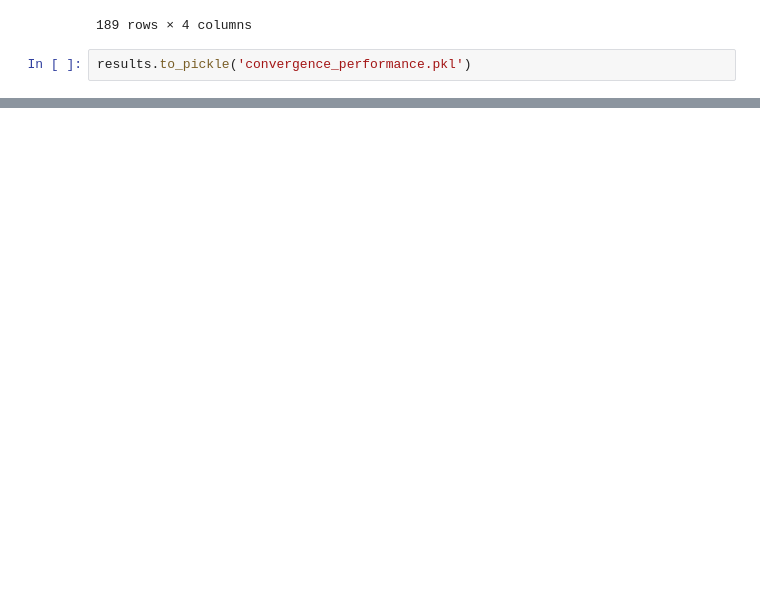
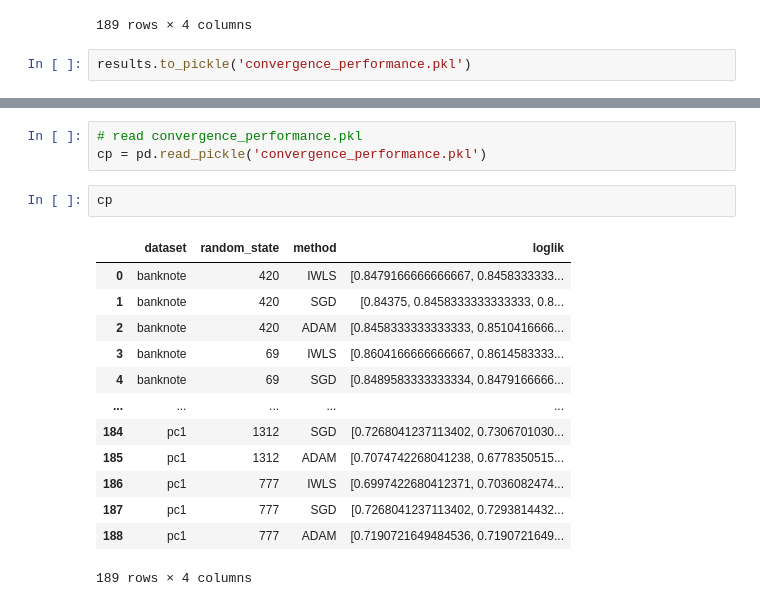
Before and after one commit to dyrewucktv/aml_projekt, a Jupyter notebook: convergence_analysis.ipynb, the cells around one changed output, grey strips where cells are left out. Cells and saved outputs as stored; diff of their text form; blank space fills up the shorter version.

```diff
--- a/convergence_analysis.ipynb
+++ b/convergence_analysis.ipynb
@@ -74,0 +81,19 @@ plt.show()
+# %%
+# read convergence_performance.pkl
+cp = pd.read_pickle('convergence_performance.pkl')
+# %%
+cp
+# %% [output]
+|  | dataset | random_state | method | loglik |
+| 0 | banknote | 420 | IWLS | [0.8479166666666667, 0.8458333333... |
+| 1 | banknote | 420 | SGD | [0.84375, 0.8458333333333333, 0.8... |
+| 2 | banknote | 420 | ADAM | [0.8458333333333333, 0.8510416666... |
+| 3 | banknote | 69 | IWLS | [0.8604166666666667, 0.8614583333... |
+| 4 | banknote | 69 | SGD | [0.8489583333333334, 0.8479166666... |
+| ... | ... | ... | ... | ... |
+| 184 | pc1 | 1312 | SGD | [0.7268041237113402, 0.7306701030... |
+| 185 | pc1 | 1312 | ADAM | [0.7074742268041238, 0.6778350515... |
+| 186 | pc1 | 777 | IWLS | [0.6997422680412371, 0.7036082474... |
+| 187 | pc1 | 777 | SGD | [0.7268041237113402, 0.7293814432... |
+| 188 | pc1 | 777 | ADAM | [0.7190721649484536, 0.7190721649... |
+189 rows × 4 columns
```
Also changed, not shown: parts of 4 cells of this notebook, 1 other file.
